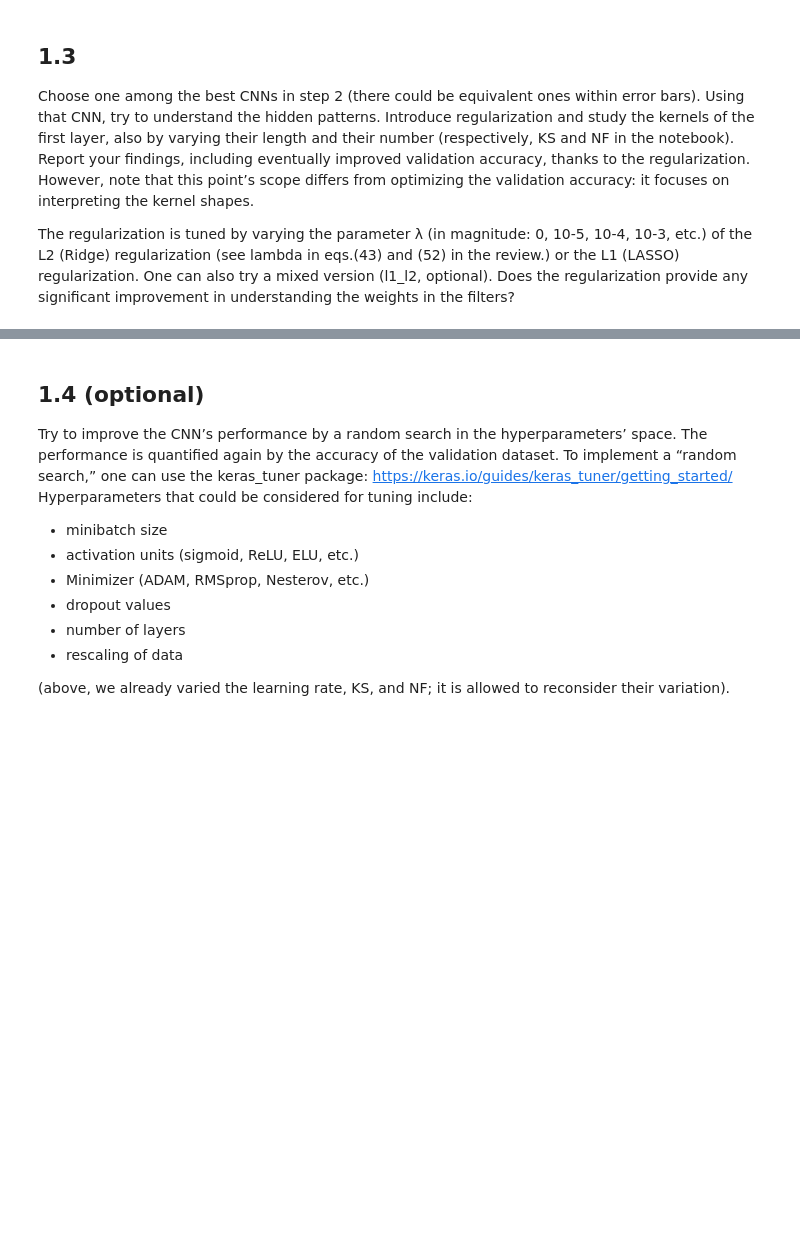
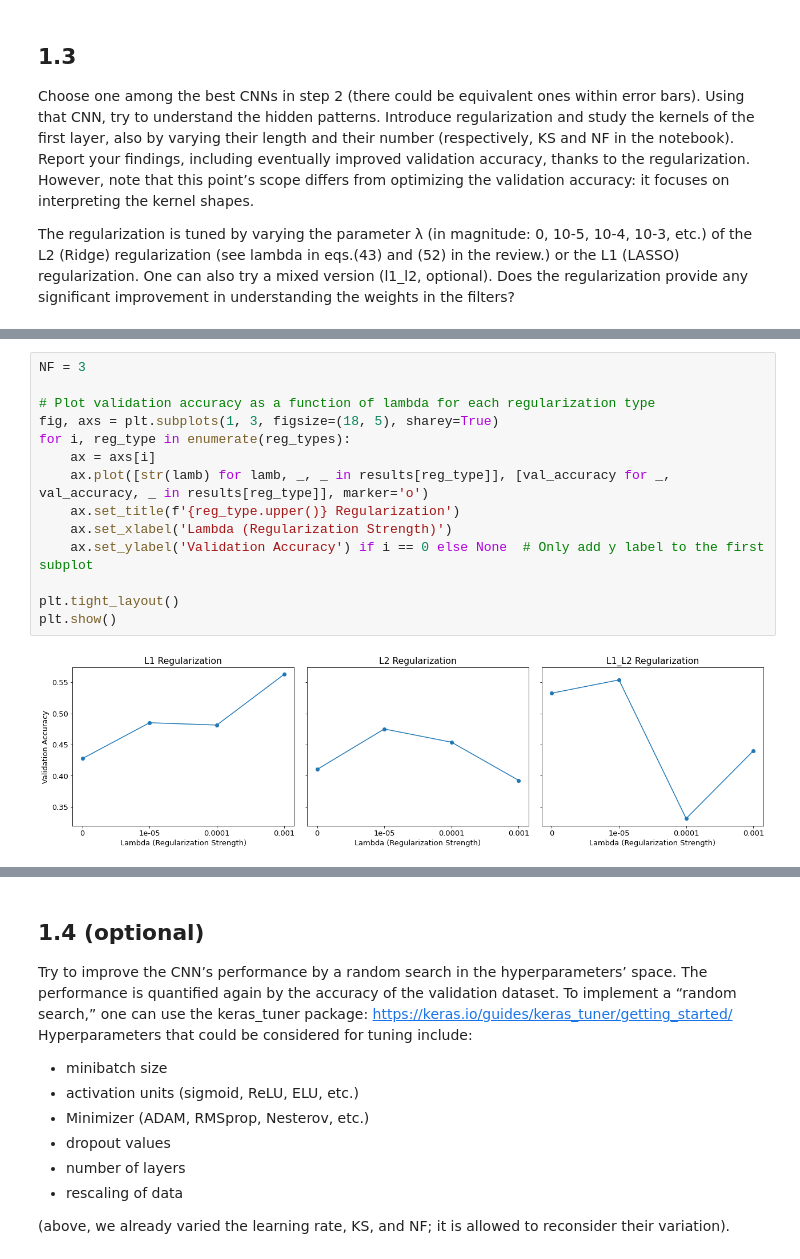
Before and after one commit to lm-schulze/LCP-Mod-B, a Jupyter notebook: group2413_exercise1.ipynb, the cells around one changed output, grey strips where cells are left out. Cells and saved outputs as stored; diff of their text form; blank space fills up the shorter version.

```diff
--- a/group2413_exercise1.ipynb
+++ b/group2413_exercise1.ipynb
@@ -402,0 +529,16 @@ any significant improvement in understanding the weights in the filters?
+# %%
+NF = 3
+
+# Plot validation accuracy as a function of lambda for each regularization type
+fig, axs = plt.subplots(1, 3, figsize=(18, 5), sharey=True)
+for i, reg_type in enumerate(reg_types):
+    ax = axs[i]
+    ax.plot([str(lamb) for lamb, _, _ in results[reg_type]], [val_accuracy for _, val_accuracy, _ in results[reg_type]], marker='o')
+    ax.set_title(f'{reg_type.upper()} Regularization')
+    ax.set_xlabel('Lambda (Regularization Strength)')
+    ax.set_ylabel('Validation Accuracy') if i == 0 else None  # Only add y label to the first subplot
+
+plt.tight_layout()
+plt.show()
+# %% [output]
+[figure, added]
```
Also changed, not shown: parts of 12 cells of this notebook.
